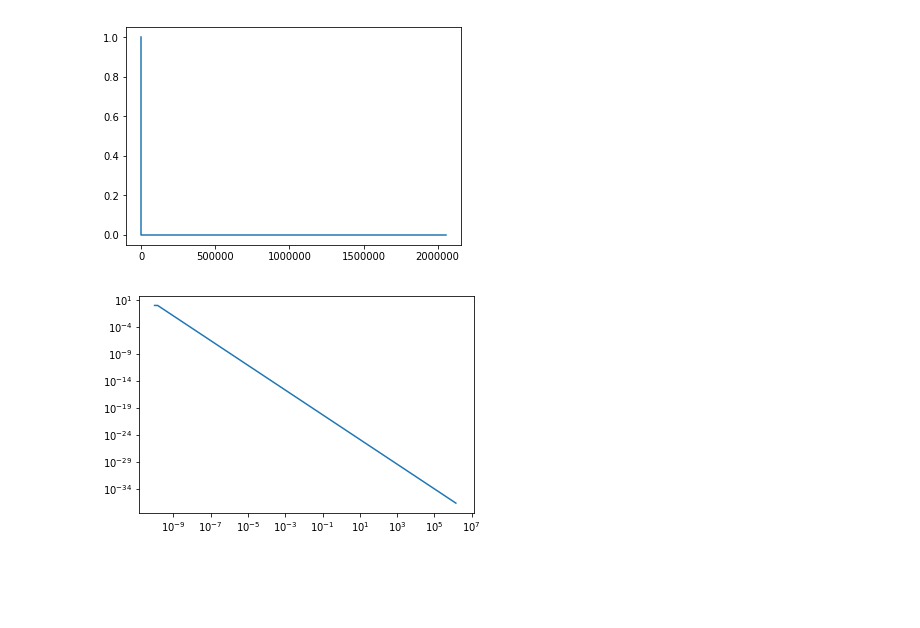
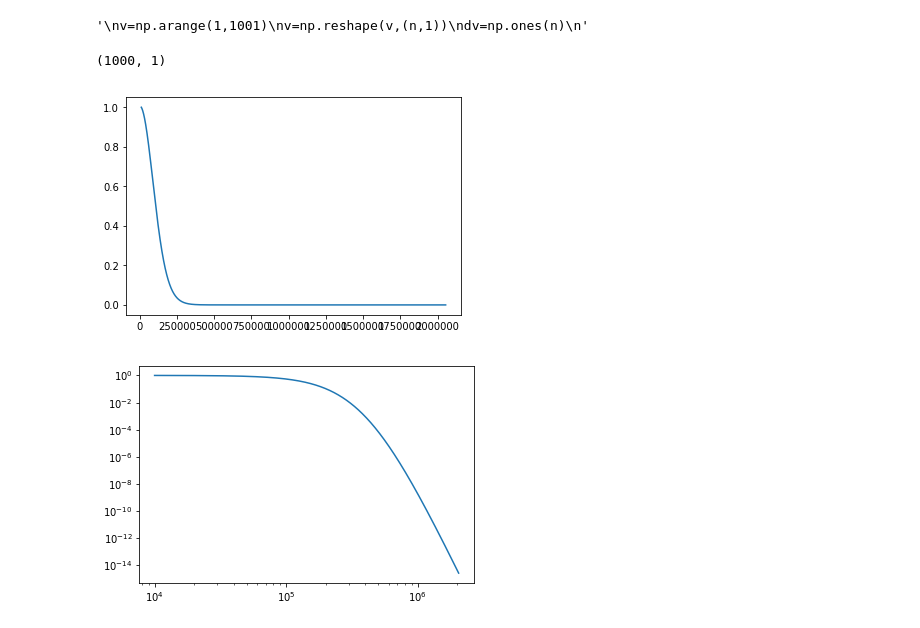
Before and after one commit to vinitX/ML_Scattering, a Jupyter notebook: boltz.ipynb, the cells around one changed output. Saved outputs shown, nothing was run; the diff lists cells and outputs as text; code cells hidden in the pictures; blank space fills up the shorter version.

```diff
--- a/boltz.ipynb
+++ b/boltz.ipynb
@@ -10,22 +10,34 @@ m=9.11e-31
 E=1e-21*n0
 q=1.602e-19
 # %%
-n=100
+n=1000
 B=np.zeros((n,1))
 A=np.zeros((n,n))
 
-v=np.logspace(-10,np.log10(np.sqrt(24*1.602e-19/m)),n)
+v=np.logspace(4,np.log10(np.sqrt(24*1.602e-19/m)),n)
+v=np.reshape(v,(n,1))
 dv=v*((np.sqrt(24*1.602e-19/m)/1e-10)**(1/(n-1))-1)
+'''
+v=np.arange(1,1001)
+v=np.reshape(v,(n,1))
+dv=np.ones(n)
+'''
+# %% [output]
+'\nv=np.arange(1,1001)\nv=np.reshape(v,(n,1))\ndv=np.ones(n)\n'
+# %%
+np.shape(v)
+# %% [output]
+(1000, 1)
 # %%
 def vm(v):
-    return 5*n0*np.sqrt(2/m0)
+    return 5e-20*n0*np.sqrt(2/m*1.6e-19)
 def dvm(v):
     return 0
 # %%
 def a(v):
     return k*T0*vm(v)/m0 + q**2*E**2/(3*vm(v))
 def b(v):
-    return (k*T0*(2*v*vm(v)+v**2*dvm(v))/m + v**3*vm(v))*m/(m0*v**2) -q*E*(v**2*q*E*dvm(v)/(m*vm(v)**2) - 2*v*q*E/(m*vm(v)))/(3*m*v**2)
+    return v**3*vm(v)*m/(m0*v**2) + 2*v*q**2*E**2/(m*vm(v))/(3*m*v**2)#(k*T0*(2*v*vm(v)+v**2*dvm(v))/m + v**3*vm(v))*m/(m0*v**2) -q*E*(v**2*q*E*dvm(v)/(m*vm(v)**2) - 2*v*q*E/(m*vm(v)))/(3*m*v**2)
 def c(v):
     return m*((2*v*vm(v)+v**2*dvm(v))*v + v**2*vm(v))/(m0*v**2)
 # %%
@@ -48,10 +60,11 @@ for i in range(2,n-1):
 A[n-1,n-1]=1
 #print(A,np.matmul(np.linalg.inv(A),b))
 # %%
-plt.plot(v,np.matmul(np.linalg.inv(A),B))
+f0=np.matmul(np.linalg.inv(A),B)
+plt.plot(v,f0)
 plt.show()
-plt.loglog(v,np.matmul(np.linalg.inv(A),B))
+plt.loglog(v,f0)
 plt.show()
 # %% [output]
-[figure, old version]
+[figure, new version]
-[figure, old version]
+[figure, new version]
```
Also changed, not shown: parts of 7 cells of this notebook, 5 other files.
